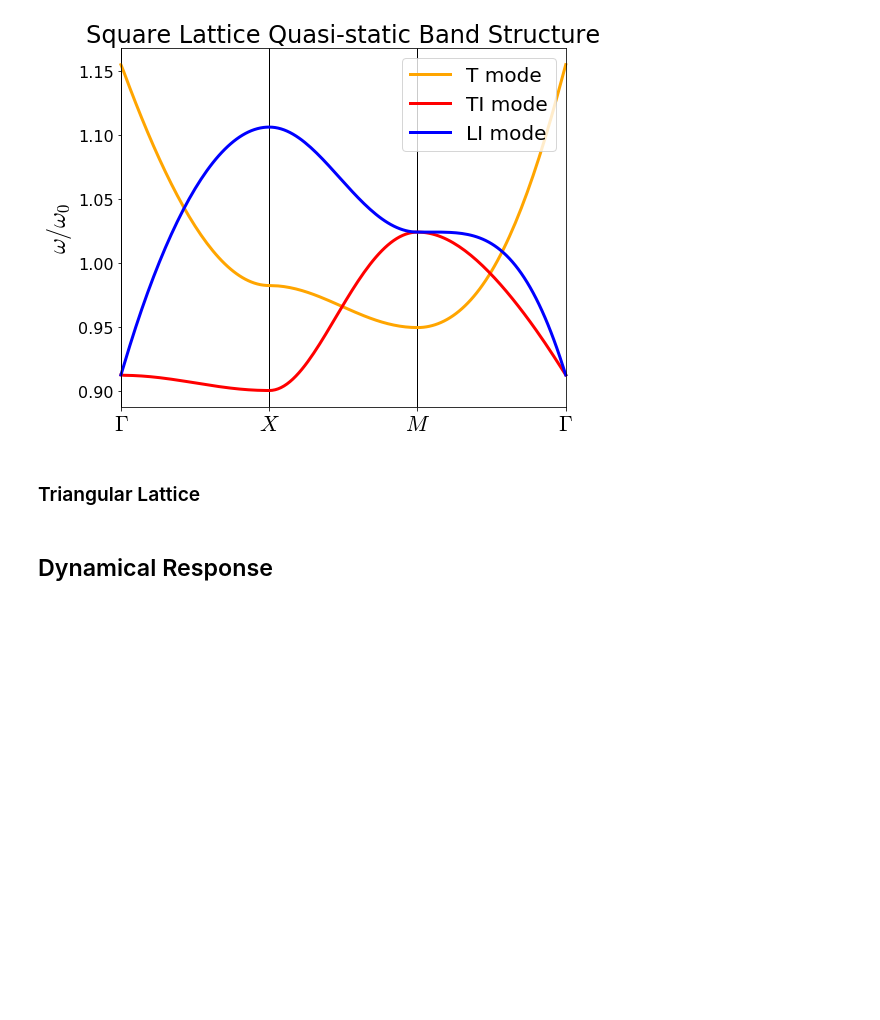
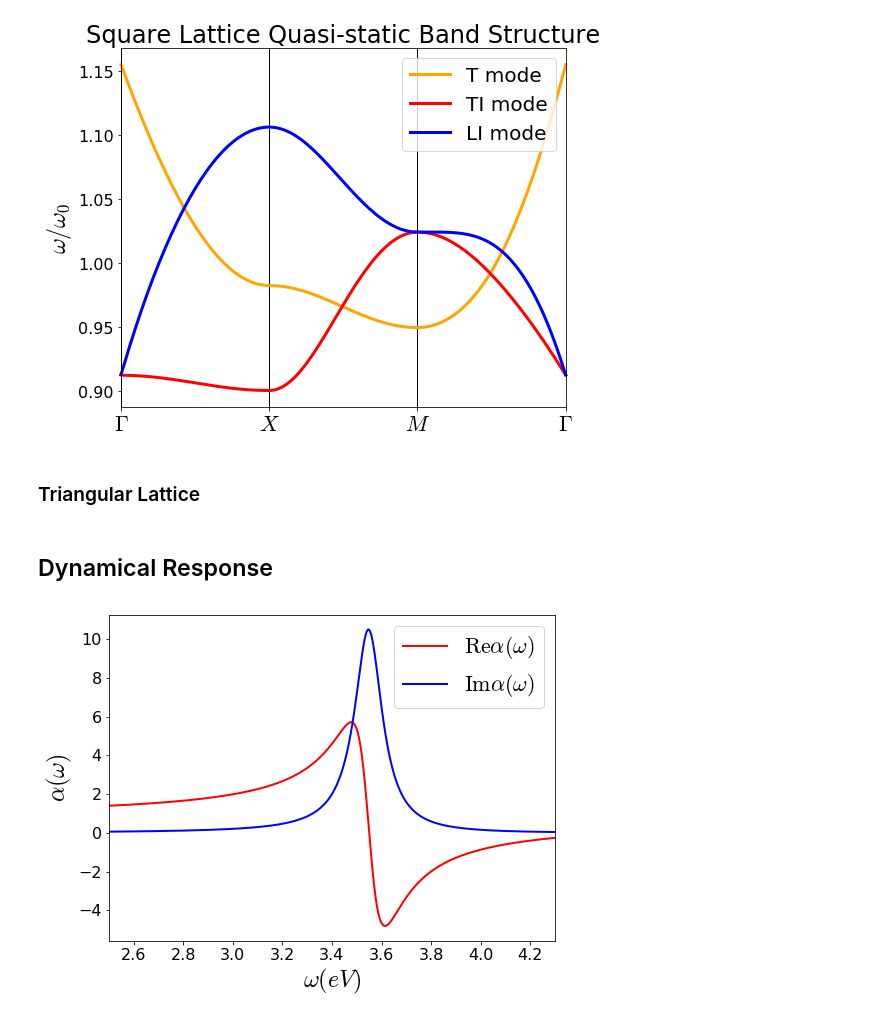
Before and after one commit to 711er/cde, a Jupyter notebook: cde-2d.ipynb, the cells around one changed output. Cells and saved outputs as stored; diff of their text form; code cells hidden in the pictures; blank space fills up the shorter version.

```diff
--- a/cde-2d.ipynb
+++ b/cde-2d.ipynb
@@ -1364,7 +1367,3 @@ plt.show()
 ### Triangular Lattice
 # %% [markdown]
 ## Dynamical Response
-# %%
-def eps_drude(kw, wp, gamma):
-    w_pl = 11.34
-    eps_a, eps_b, gamma = 5.45, 6.18, 0.05
@@ -1370,0 +1408,29 @@ def eps_drude(kw, wp, gamma):
+# %%
+ws = np.linspace(2.5, 4.3, 501)
+epsw = eps_drude(ws)
+epsw = (epsw - 1)/(epsw+2)
+epsr = np.real(epsw)
+epsi = np.imag(epsw)
+pol = alpha(ws, eps_drude, unit='eV', rad_corr=True)/a**3
+polr, poli = pol.real, pol.imag
+# pol_no_cor = alpha(ws, eps_drude, unit='eV', rad_corr=False)
+# pol_no_r, pol_no_i = pol_no_cor.real, pol_no_cor.imag
+
+plt.figure(figsize=(8,6))
+# plt.plot(ws, epsr, 'ro-', label='$\mathrm{Re}\epsilon(\omega)$')
+# plt.plot(ws, epsi, 'bo-', label='$\mathrm{Im}\epsilon(\omega)$')
+plt.plot(ws, polr, 'r-', label=r'$\mathrm{Re}\alpha(\omega)$')
+plt.plot(ws, poli, 'b-', label=r'$\mathrm{Im}\alpha(\omega)$')
+axes = plt.gca()
+ymin, ymax = axes.get_ylim()
+# plt.vlines(3.57, ymin, ymax, color='k', linestyles='dashed')
+# plt.plot(ws, pol_no_r, 'k-', label='$\mathrm{Re}\alpha(\omega)$')
+# plt.plot(ws, pol_no_i, 'k--', label='$\mathrm{Im}\alpha(\omega)$')
+plt.xlabel(r'$\omega(eV)$')
+plt.ylabel(r'$\alpha(\omega)$')
+plt.legend(loc='best', fontsize=22)
+plt.xlim(ws[0], ws[-1])
+plt.ylim(ymin, ymax)
+plt.show()
+# %% [output]
+[figure, added]
```
Also changed, not shown: parts of 10 cells of this notebook, 4 other files.
